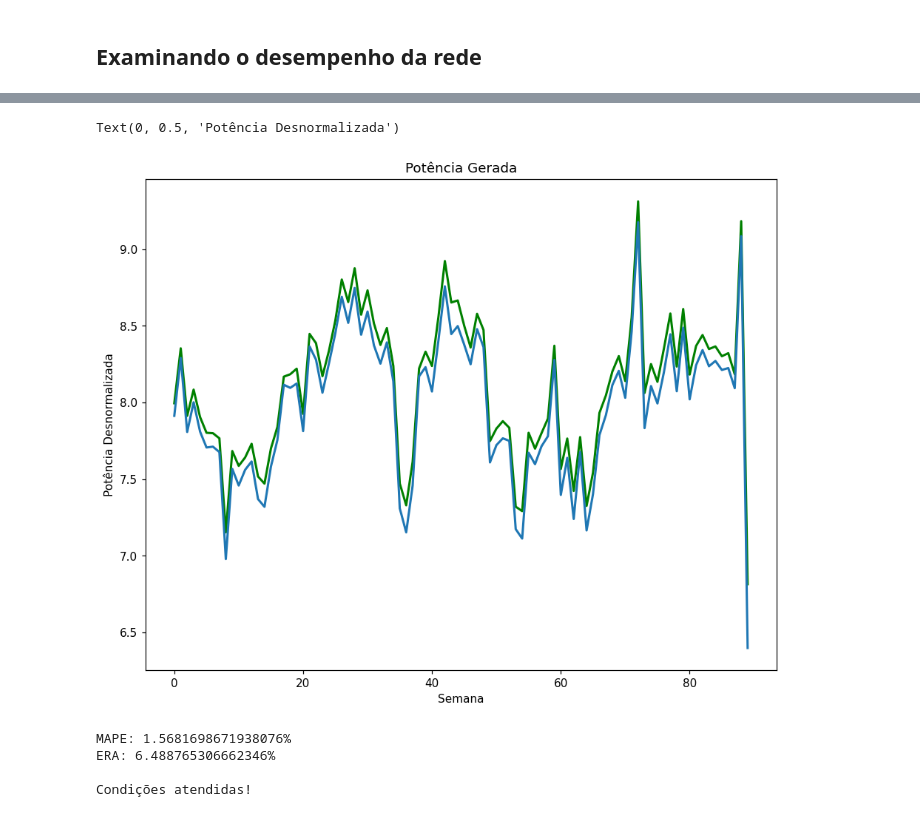
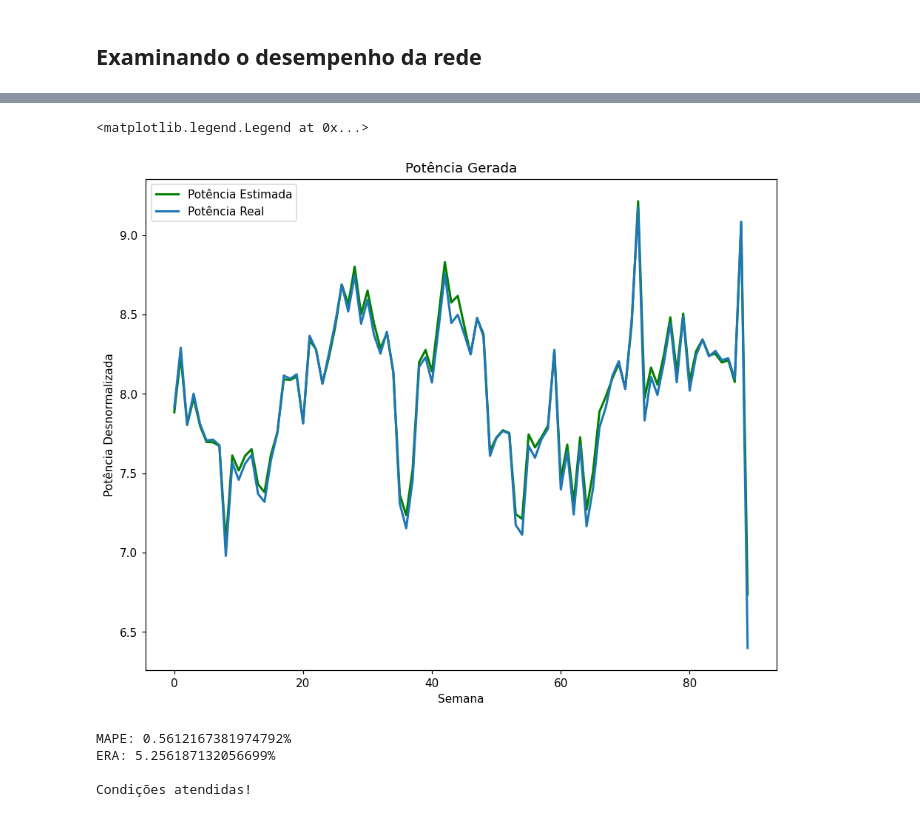
Before and after one commit to jonathabsilva/TecImpIA, a Jupyter notebook: Avaliacao1TAIA[Ajustada].ipynb, the cells around one changed output, grey strips where cells are left out. Drawn from its saved outputs; the diff is of its cells as text; code cells hidden in the pictures.

```diff
--- a/Avaliacao1TAIA[Ajustada].ipynb
+++ b/Avaliacao1TAIA[Ajustada].ipynb
@@ -39,3 +54,13 @@ from datetime import datetime
+# %%
+def str2list(string):
+  string = string.split('[')[1]
+  string = string.split(']')[0]
+  string = string.split(', ')
+  camada = list()
+  for i in range(len(string)):
+    camada.append(int(string[i]))
+
+  return camada
 # %% [markdown]
 # Leitura e Ajuste dos Dados
 # %%
@@ -169,7 +187,7 @@ medicoes = dict()
 val_loss = dict()
 val_mse = dict()
 
-camadas = gera_camadas(5,20)
+camadas = gera_camadas(3,33)
 
 for camada in camadas:
 
@@ -186,7 +204,7 @@ for camada in camadas:
                 metrics = ['mean_squared_error'])
 
   # Treinando
-  model.fit(x_train,y_train,epochs=5)
+  model.fit(x_train,y_train,epochs=10)
   val_loss[str(camada)], val_mse[str(camada)] = model.evaluate(x_test,y_test)
 
 melhor_camada = list(val_mse.keys()) [list(val_mse.values()).index(min(val_mse.values()))]
@@ -211,9 +267,0 @@ Epoch 5/5
-# %%
-teste = melhor_camada.split('[')[1]
-teste = teste.split(']')[0]
-teste = teste.split(', ')
-camada = list()
-for i in range(len(teste)):
-  camada.append(int(teste[i]))
-
-camada
@@ -221,0 +268,3 @@ camada
+# %%
+camada = str2list(melhor_camada)
+camada
@@ -336,4 +372,5 @@ plt.plot(y_test[:,0]*maximo,lw=2)
 plt.title('Potência Gerada')
 plt.xlabel('Semana')
 plt.ylabel('Potência Desnormalizada')
+plt.legend(['Potência Estimada','Potência Real'])
 # %% [output]
@@ -341,5 +378,5 @@ plt.ylabel('Potência Desnormalizada')
-Text(0, 0.5, 'Potência Desnormalizada')
+<matplotlib.legend.Legend at 0x...>
-[figure, old version]
+[figure, new version]
 # %%
 MAPE = mean_absolute_percentage_error(y_test, y_pred)
 ERA = max(Err_Rel_Abs(y_test, y_pred))
@@ -352,7 +389,7 @@ if (MAPE*100 < 3) and (ERA*100 < 10):
 else:
   print('\nCondições não atendidas.')
 # %% [output]
-MAPE: 1.5681698671938076%
-ERA: 6.488765306662346%
+MAPE: 0.5612167381974792%
+ERA: 5.256187132056699%
 
 Condições atendidas!
```
Also changed, not shown: parts of 25 cells of this notebook.
